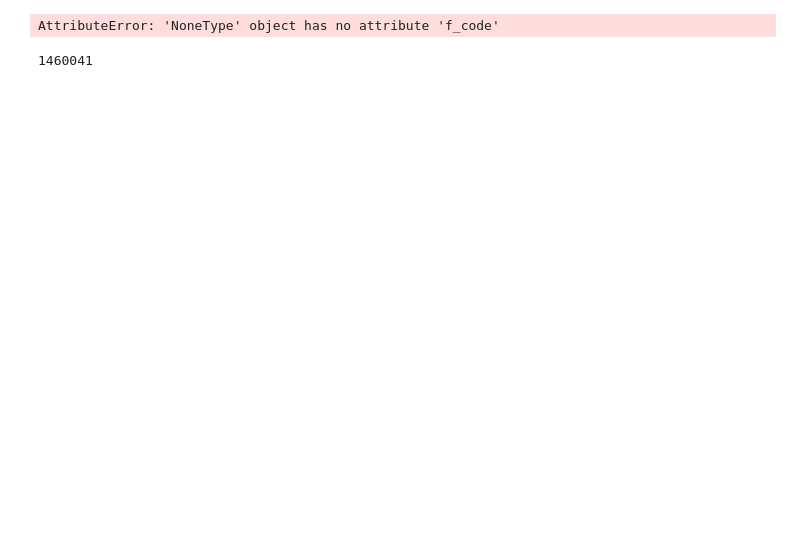
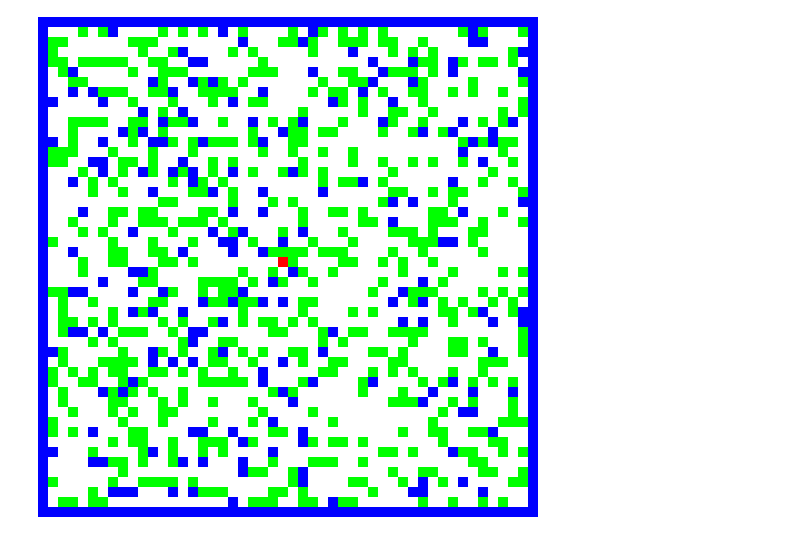
Before and after one commit to aressler38/AdventOfCode, a Jupyter notebook: 2024/src/aoc2024/day15.ipynb, the cells around one changed output. Saved outputs shown, nothing was run; the diff lists cells and outputs as text; code cells hidden in the pictures; blank space fills up the shorter version.

```diff
--- a/2024/src/aoc2024/day15.ipynb
+++ b/2024/src/aoc2024/day15.ipynb
@@ -76,11 +76,23 @@ class Grid:
 
         objects_moved = 0
         if isinstance(next_object, EmptySquare):
+            self.data[from_position[0]][from_position[1]] = next_object
+            self.data[next_position[0]][next_position[1]] = grid_object
             grid_object.position = next_position
             next_object.position = from_position
             objects_moved += 1
         elif isinstance(next_object, (Box, Robot)):
             objects_moved += self.move_object(direction, next_position)
+            if objects_moved > 0:
+                self.data[from_position[0]][from_position[1]] = next_object
+                self.data[next_position[0]][next_position[1]] = grid_object
+                grid_object.position = next_position
+                next_object.position = from_position
+                objects_moved += 1
+        elif isinstance(next_object, Wall):
+            return 0
+        else:
+            raise ValueError(f'Unexpected object type: {type(next_object)}')
         return objects_moved
 
     def run_robot(self):
@@ -88,7 +100,7 @@ class Grid:
             self.move_object(direction, self.robot.position)
 
     def visualize(self, scale=10):
-        img = Image.new('RGB', (scale*self.width, scale*self.height), 'black')
+        img = Image.new('RGB', (scale * self.width, scale * self.height), 'black')
         pixels = img.load()
 
         for i, row in enumerate(self.data):
@@ -102,11 +114,9 @@ class Grid:
                     color = (255, 0, 0)
                 elif isinstance(grid_object, Wall):
                     color = (0, 0, 255)
-                pixels[scale*i, scale*j] = color
-
-                #for px_i in range(scale):
-                #    for px_j in range(scale):
-                #        pixels[scale*i+px_i, scale*j+px_j] = color
+                for px_i in range(scale):
+                    for px_j in range(scale):
+                        pixels[scale * j + px_j, scale * i + px_i] = color
         return img
 
 
@@ -128,41 +138,34 @@ def load_input():
                 commands.append(CardinalDirection.RIGHT)
             else:
                 raise ValueError("Unrecognized instruction: " + instruction)
 
         data = []
         for i, line in enumerate(sections[0].split('\n')):
             row = []
             for j, c in enumerate(line):
                 if c == '#':
                     row.append(Wall(i, j))
                 elif c == 'O':
                     row.append(Box(i, j))
                 elif c == '@':
                     if robot is not None:
                         raise ValueError('Robot already loaded')
                     robot = Robot(i, j, commands)
                     row.append(robot)
                 elif c == '.':
                     row.append(EmptySquare((i, j)))
                 else:
                     raise ValueError("Unhandled: " + c)
             data.append(row)
         grid = Grid(data, robot)
 
         return grid
 
 
 grid = load_input()
-#grid.run_robot()
 grid.visualize(10)
 # %% [output]
-AttributeError: 'NoneType' object has no attribute 'f_code'
+[figure, added]
 # %%
-box_sum = 0
-for box in grid.boxes:
-    box_sum += 100 * box.position[1] + box.position[0]
-print(box_sum)
 
-# Somewhere between 1447300 and 1484326
+# Somewhere between  1437721 < 1447300 < X < 1484326
-# %% [output]
-1460041
```
Also changed, not shown: parts of 2 cells of this notebook.
